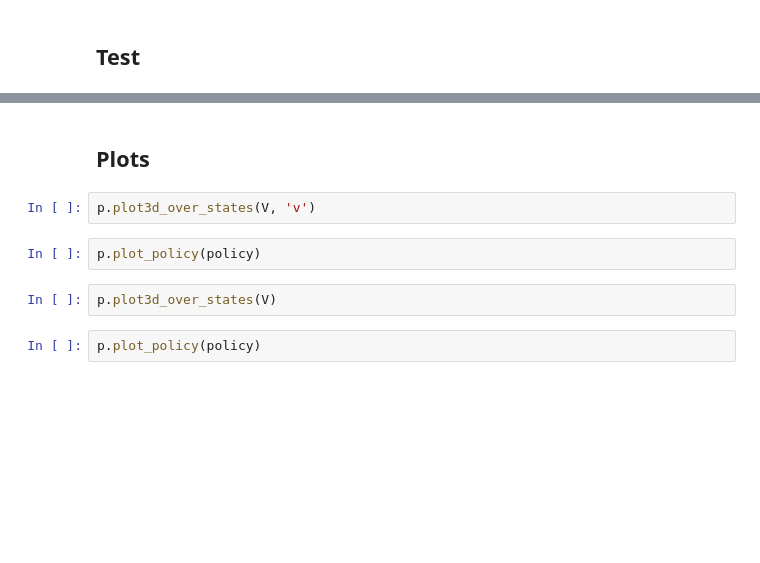
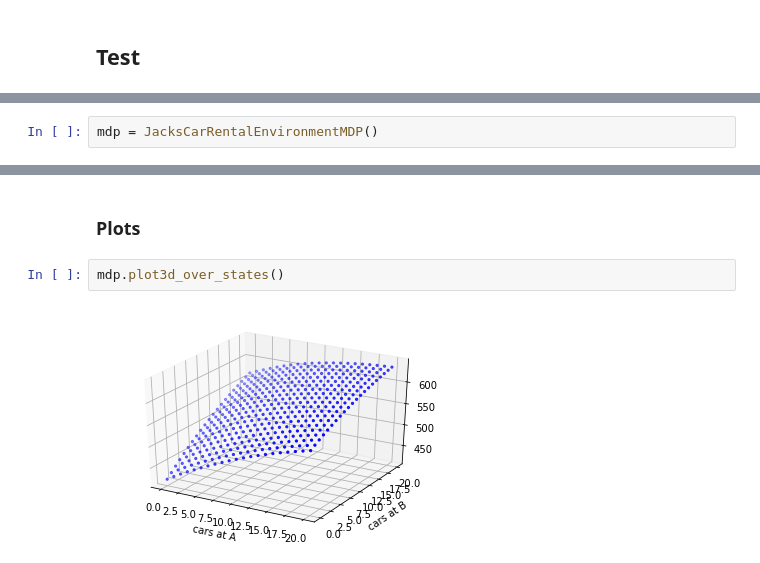
Before and after one commit to marisanest/knowledge-representation, a Jupyter notebook: assignment02/notebooks/main.ipynb, the cells around one changed output, grey strips where cells are left out. Drawn from its saved outputs; the diff is of its cells as text; blank space fills up the shorter version.

```diff
--- a/assignment02/notebooks/main.ipynb
+++ b/assignment02/notebooks/main.ipynb
@@ -26,0 +49,2 @@ unittest.TextTestRunner().run(unittest.TestLoader().loadTestsFromModule(environm
+# %%
+mdp = JacksCarRentalEnvironmentMDP()
@@ -27,10 +73,6 @@ unittest.TextTestRunner().run(unittest.TestLoader().loadTestsFromModule(environm
 # %% [markdown]
-## Plots
+### Plots
-# %%
-p.plot3d_over_states(V, 'v')
-# %%
-p.plot_policy(policy)
-# %%
-p.plot3d_over_states(V)
-# %%
-p.plot_policy(policy)
+# %%
+mdp.plot3d_over_states()
+# %% [output]
+[figure, added]
```
Also changed, not shown: parts of 18 cells of this notebook.
